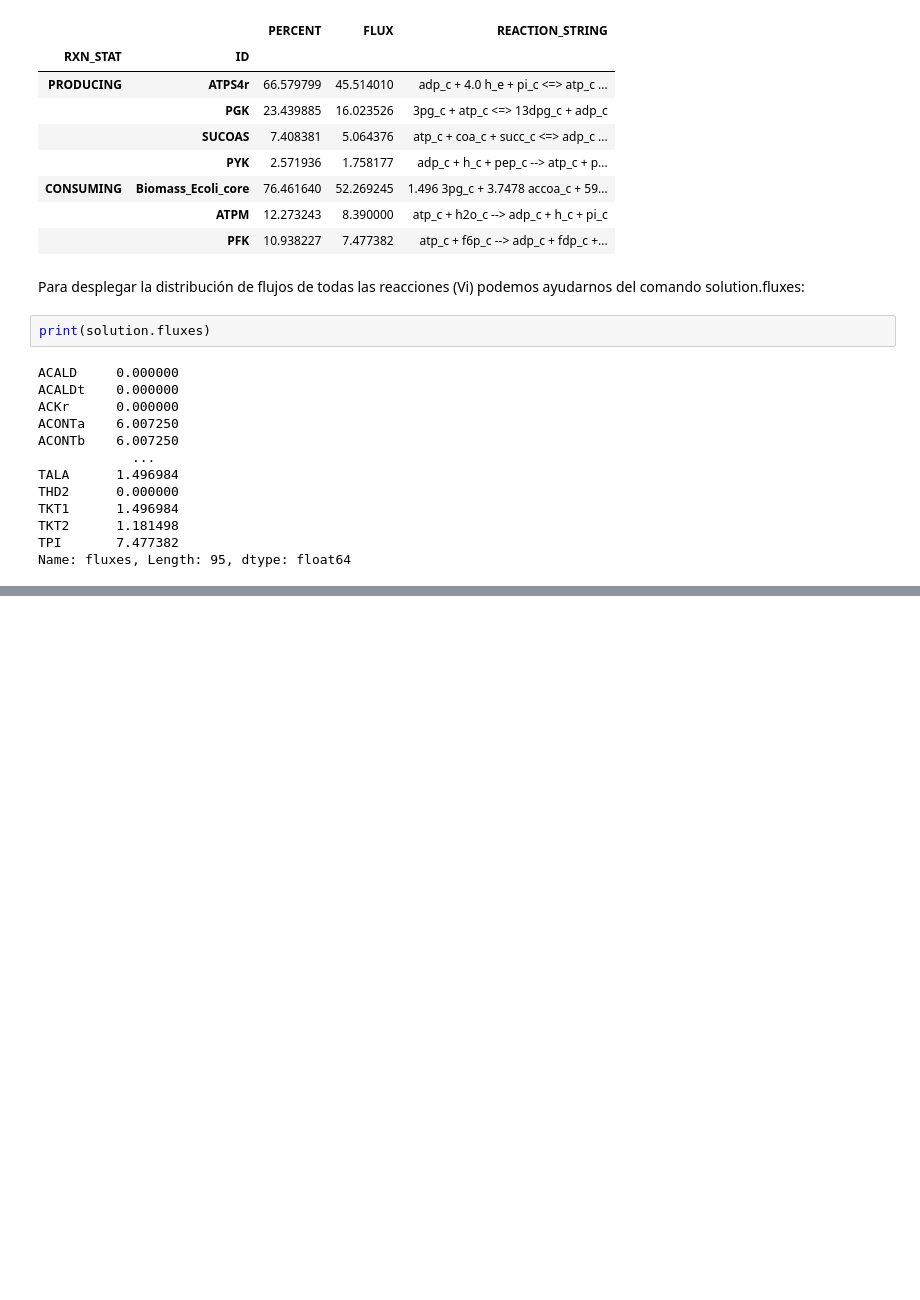
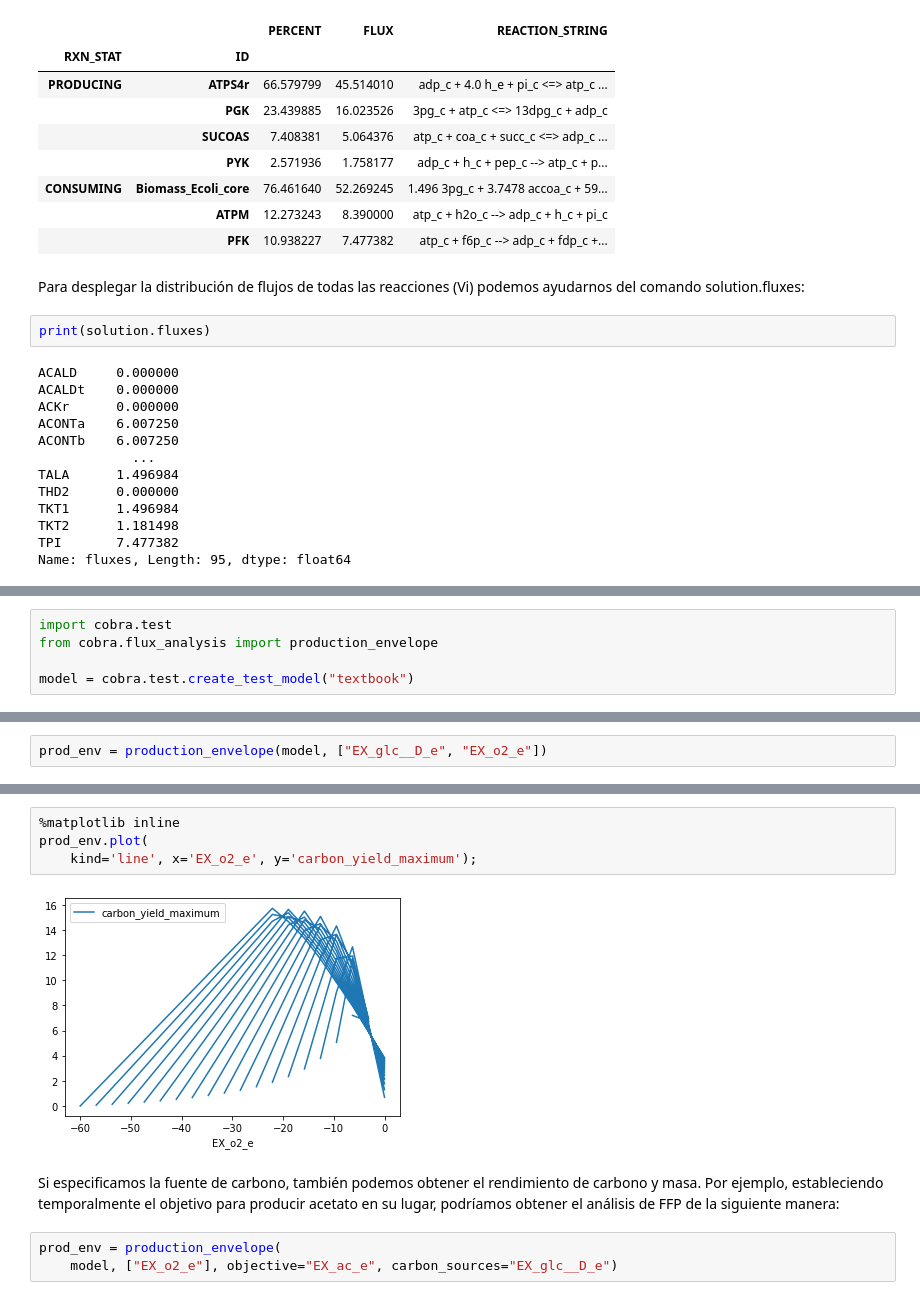
Before and after one commit to martillodesocorro/Manual-COBRApy-, a Jupyter notebook: Manual COBRApy.ipynb, the cells around one changed output, grey strips where cells are left out. Cells and saved outputs as stored; diff of their text form; blank space fills up the shorter version.

```diff
--- a/Manual COBRApy.ipynb
+++ b/Manual COBRApy.ipynb
@@ -774,0 +928,5 @@ Name: fluxes, Length: 95, dtype: float64
+# %%
+import cobra.test
+from cobra.flux_analysis import production_envelope
+
+model = cobra.test.create_test_model("textbook")
@@ -774,0 +935,2 @@ Name: fluxes, Length: 95, dtype: float64
+# %%
+prod_env = production_envelope(model, ["EX_glc__D_e", "EX_o2_e"])
@@ -774,0 +946,11 @@ Name: fluxes, Length: 95, dtype: float64
+# %%
+%matplotlib inline
+prod_env.plot(
+    kind='line', x='EX_o2_e', y='carbon_yield_maximum');
+# %% [output]
+[figure, added]
+# %% [markdown]
+Si especificamos la fuente de carbono, también podemos obtener el rendimiento de carbono y masa. Por ejemplo, estableciendo temporalmente el objetivo para producir acetato en su lugar, podríamos obtener el análisis de FFP de la siguiente manera:
+# %%
+prod_env = production_envelope(
+    model, ["EX_o2_e"], objective="EX_ac_e", carbon_sources="EX_glc__D_e")
```
Also changed, not shown: parts of 30 cells of this notebook.
